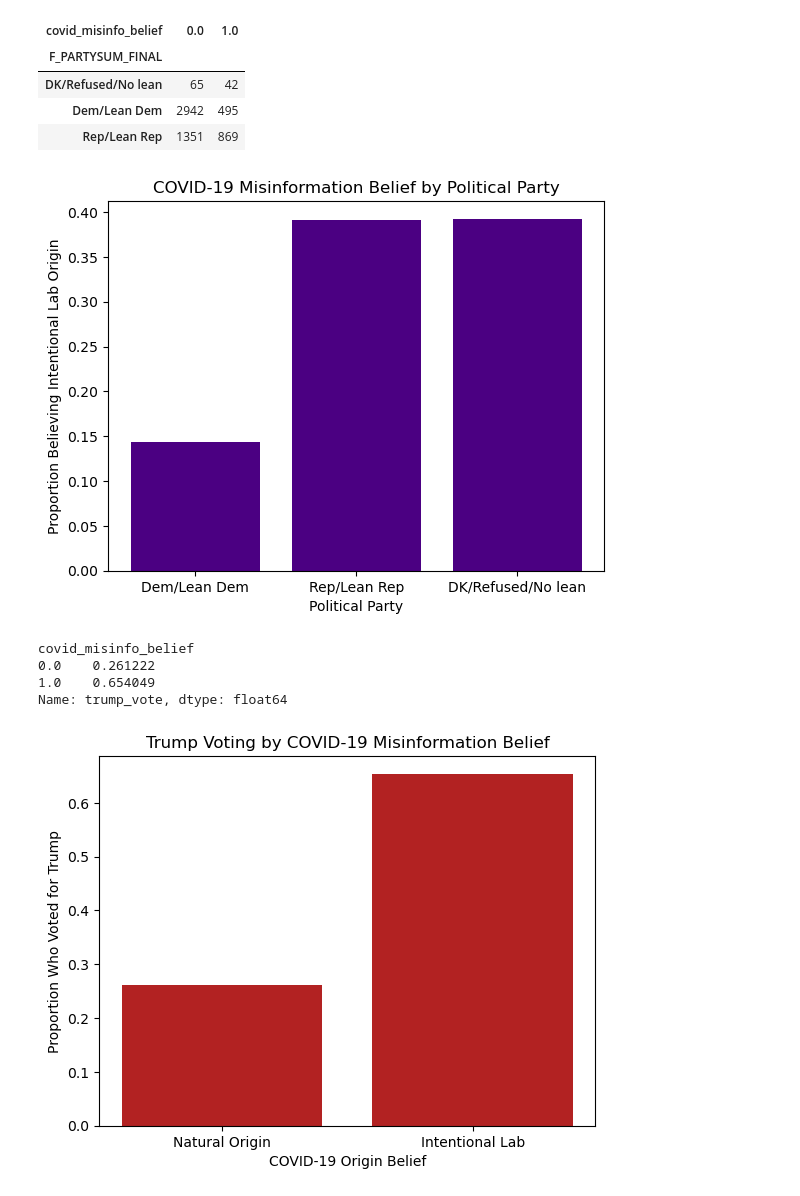
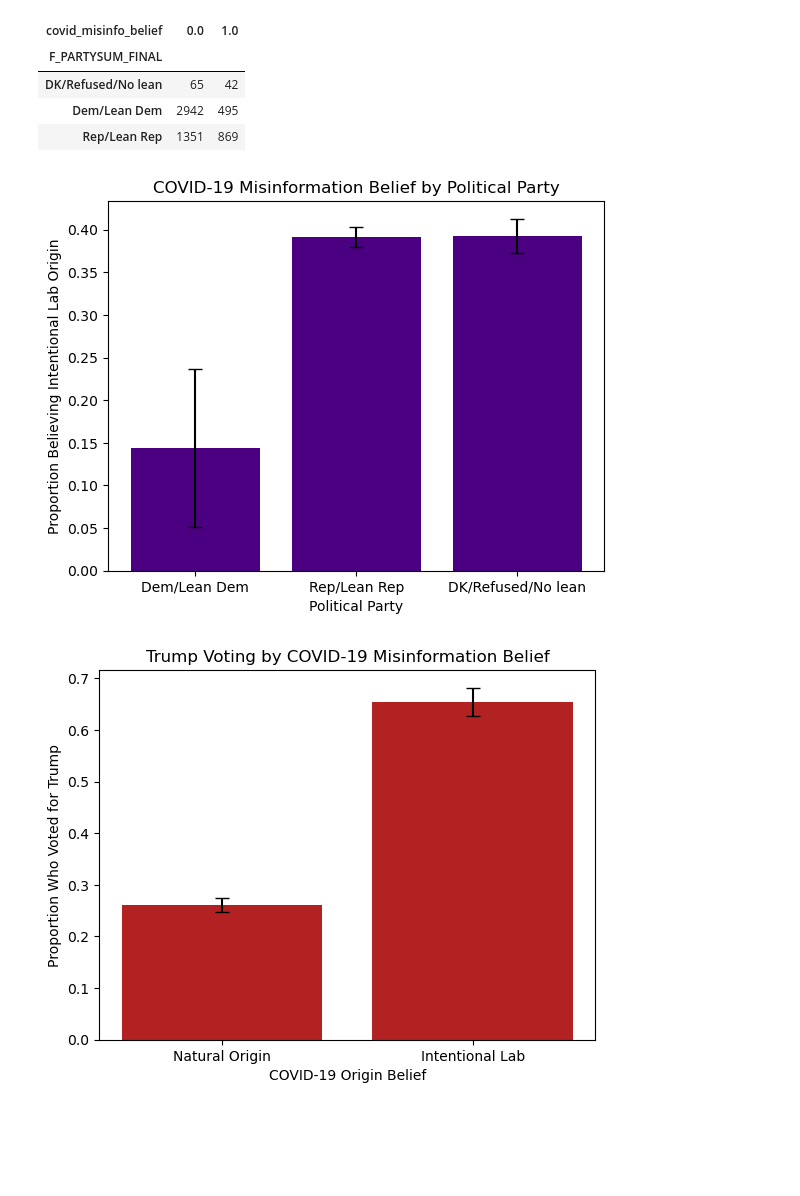
Before and after one commit to ameliabrooks28/QSS20_Project, a Jupyter notebook: code/02_analyze.ipynb, the cells around one changed output. Cells and saved outputs as stored; diff of their text form; code cells hidden in the pictures; blank space fills up the shorter version.

```diff
--- a/code/02_analyze.ipynb
+++ b/code/02_analyze.ipynb
@@ -34,26 +34,29 @@ pd.crosstab(df_new["F_PARTYSUM_FINAL"], df_new["covid_misinfo_belief"])
 # %%
 misinfo_by_party = (df_new.groupby("F_PARTYSUM_FINAL")["covid_misinfo_belief"].mean().sort_values())
 
-plt.bar(misinfo_by_party.index, misinfo_by_party.values, color="indigo")
+misinfo_n = (df_new.groupby("F_PARTYSUM_FINAL")["covid_misinfo_belief"].count())
+misinfo_se = np.sqrt(misinfo_by_party * (1 - misinfo_by_party) / misinfo_n)
+misinfo_ci = 1.96 * misinfo_se
+
+plt.bar(misinfo_by_party.index, misinfo_by_party.values, yerr=misinfo_ci.values, capsize=5, color="indigo")
 plt.xlabel("Political Party")
 plt.ylabel("Proportion Believing Intentional Lab Origin")
 plt.title("COVID-19 Misinformation Belief by Political Party")
 plt.xticks(rotation=0)
 
 plt.savefig("../output/misinfo_by_party.png",bbox_inches="tight")
 plt.show()
 # %% [output]
-[figure, old version]
+[figure, new version]
 # %%
 vote_by_misinfo = (df_new.groupby("covid_misinfo_belief")["trump_vote"].mean())
 vote_by_misinfo
+
+misinfo_n = df_new.groupby("covid_misinfo_belief")["trump_vote"].count()
+se = np.sqrt(vote_by_misinfo * (1 - vote_by_misinfo) / misinfo_n)
+ci = 1.96 * se
-# %% [output]
-covid_misinfo_belief
-0.0    0.261222
-1.0    0.654049
-Name: trump_vote, dtype: float64
 # %%
-plt.bar(vote_by_misinfo.index, vote_by_misinfo.values, color="firebrick")
+plt.bar(vote_by_misinfo.index, vote_by_misinfo.values, yerr=ci, capsize=5, color="firebrick")
 plt.xlabel("COVID-19 Origin Belief")
 plt.ylabel("Proportion Who Voted for Trump")
 plt.title("Trump Voting by COVID-19 Misinformation Belief")
@@ -62,7 +65,7 @@ plt.xticks([0, 1], ["Natural Origin", "Intentional Lab"], rotation=0)
 plt.savefig("../output/trump_vote_by_misinfo.png", bbox_inches="tight")
 plt.show()
 # %% [output]
-[figure, old version]
+[figure, new version]
 # %%
 party_vote = (df_new.groupby(["F_PARTYSUM_FINAL", "covid_misinfo_belief"])["trump_vote"].mean().unstack())
 party_vote
```
Also changed, not shown: parts of 2 cells of this notebook, 3 other files.
